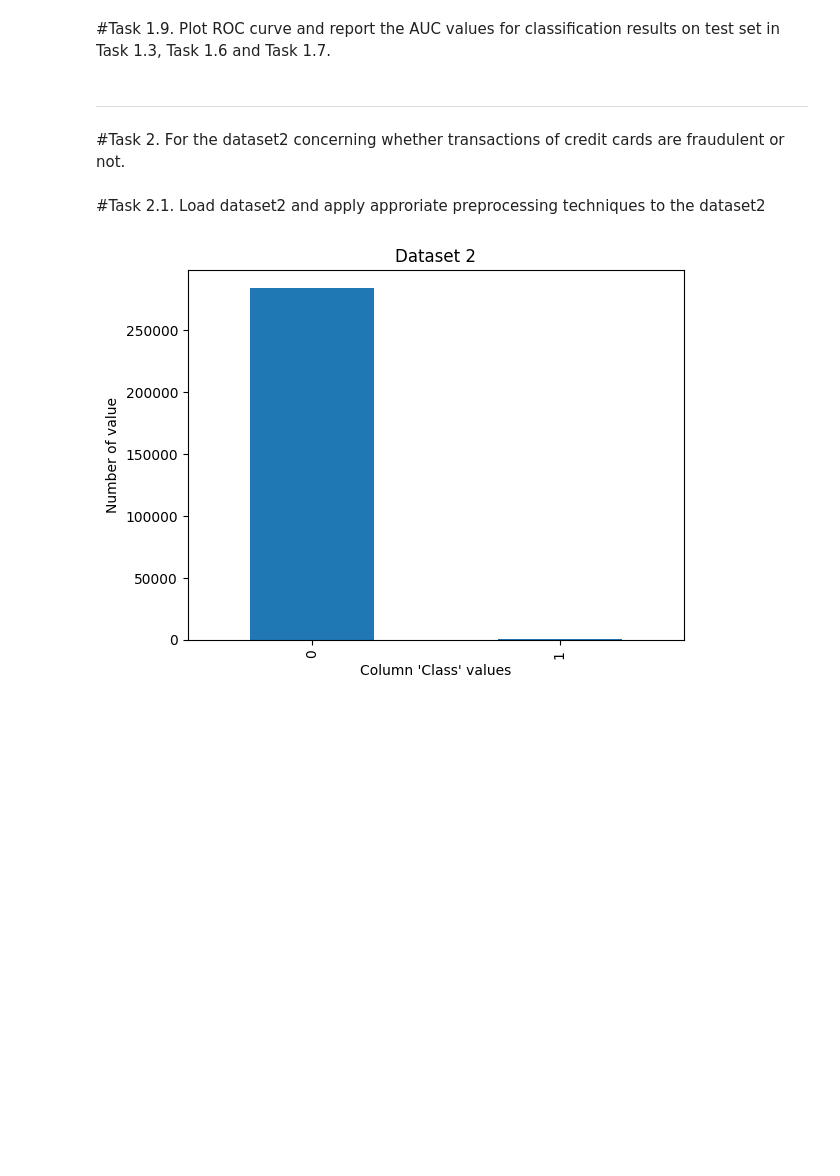
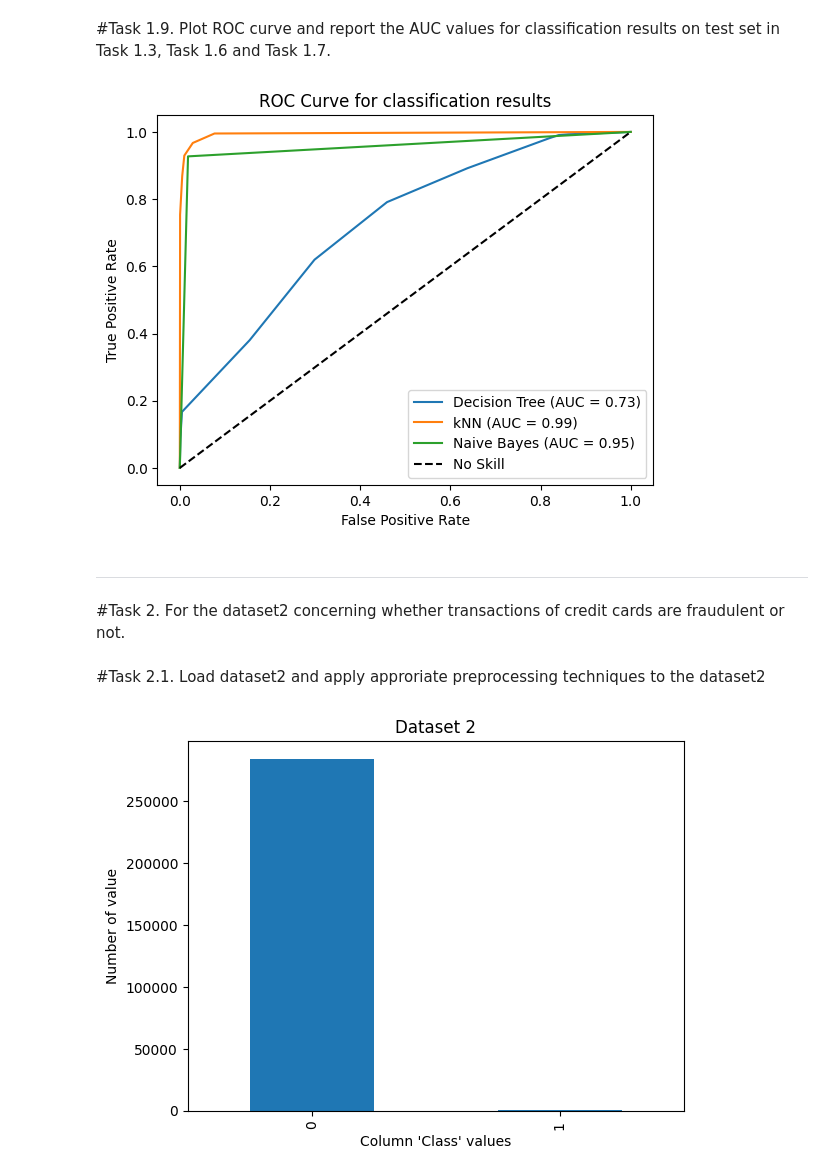
Before and after one commit to PhamTienLoc/Lab_DM, a Jupyter notebook: Lab_7_Classification2_21130429_PhamTienLoc.ipynb, the cells around one changed output. Saved outputs shown, nothing was run; the diff lists cells and outputs as text; code cells hidden in the pictures; blank space fills up the shorter version.

```diff
--- a/Lab_7_Classification2_21130429_PhamTienLoc.ipynb
+++ b/Lab_7_Classification2_21130429_PhamTienLoc.ipynb
@@ -268,3 +253,59 @@ plt.show()
+# %%
+#code
+class_feature_values = np.unique(y_test)
+y_test_bin = label_binarize(y_test, classes=class_feature_values)
+
+# Decision Tree
+dt_y_proba = dt_clf.predict_proba(X_test_cv)
+
+dt_fpr = {}
+dt_tpr = {}
+dt_roc_auc = {}
+for i in range(len(class_feature_values)):
+    dt_fpr[i], dt_tpr[i], _ = roc_curve(y_test_bin[:, i], dt_y_proba[:, i])
+    dt_roc_auc[i] = auc(dt_fpr[i], dt_tpr[i])
+
+dt_fpr_micro, dt_tpr_micro, _ = roc_curve(y_test_bin.ravel(), dt_y_proba.ravel())
+dt_roc_auc_micro = auc(dt_fpr_micro, dt_tpr_micro)
+
+# kNN
+kNN_y_proba = kNN_clf.predict_proba(X_test_cv)
+
+kNN_fpr = {}
+kNN_tpr = {}
+kNN_roc_auc = {}
+for i in range(len(class_feature_values)):
+    kNN_fpr[i], kNN_tpr[i], _ = roc_curve(y_test_bin[:, i], kNN_y_proba[:, i])
+    kNN_roc_auc[i] = auc(kNN_fpr[i], kNN_tpr[i])
+
+kNN_fpr_micro, kNN_tpr_micro, _ = roc_curve(y_test_bin.ravel(), kNN_y_proba.ravel())
+kNN_roc_auc_micro = auc(kNN_fpr_micro, kNN_tpr_micro)
+
+# Naive Bayes
+
+gnb_y_proba = gnb_clf.predict_proba(X_test_cv.toarray())
+
+gnb_fpr = {}
+gnb_tpr = {}
+gnb_roc_auc = {}
+for i in range(len(class_feature_values)):
+    gnb_fpr[i], gnb_tpr[i], _ = roc_curve(y_test_bin[:, i], gnb_y_proba[:, i])
+
+gnb_fpr_micro, gnb_tpr_micro, _ = roc_curve(y_test_bin.ravel(), gnb_y_proba.ravel())
+gnb_roc_auc_micro = auc(gnb_fpr_micro, gnb_tpr_micro)
+
+plt.figure()
+plt.plot(dt_fpr_micro, dt_tpr_micro, label=f'Decision Tree (AUC = {dt_roc_auc_micro:.2f})')
+plt.plot(kNN_fpr_micro, kNN_tpr_micro, label=f'kNN (AUC = {kNN_roc_auc_micro:.2f})')
+plt.plot(gnb_fpr_micro, gnb_tpr_micro, label=f'Naive Bayes (AUC = {gnb_roc_auc_micro:.2f})')
+plt.plot([0, 1], [0, 1], 'k--', label="No Skill")
+plt.xlabel("False Positive Rate")
+plt.ylabel("True Positive Rate")
+plt.title("ROC Curve for classification results")
+plt.legend(loc="lower right")
+plt.show()
+# %% [output]
+[figure, added]
 # %% [markdown]
 
 
```
Also changed, not shown: parts of 7 cells of this notebook.
